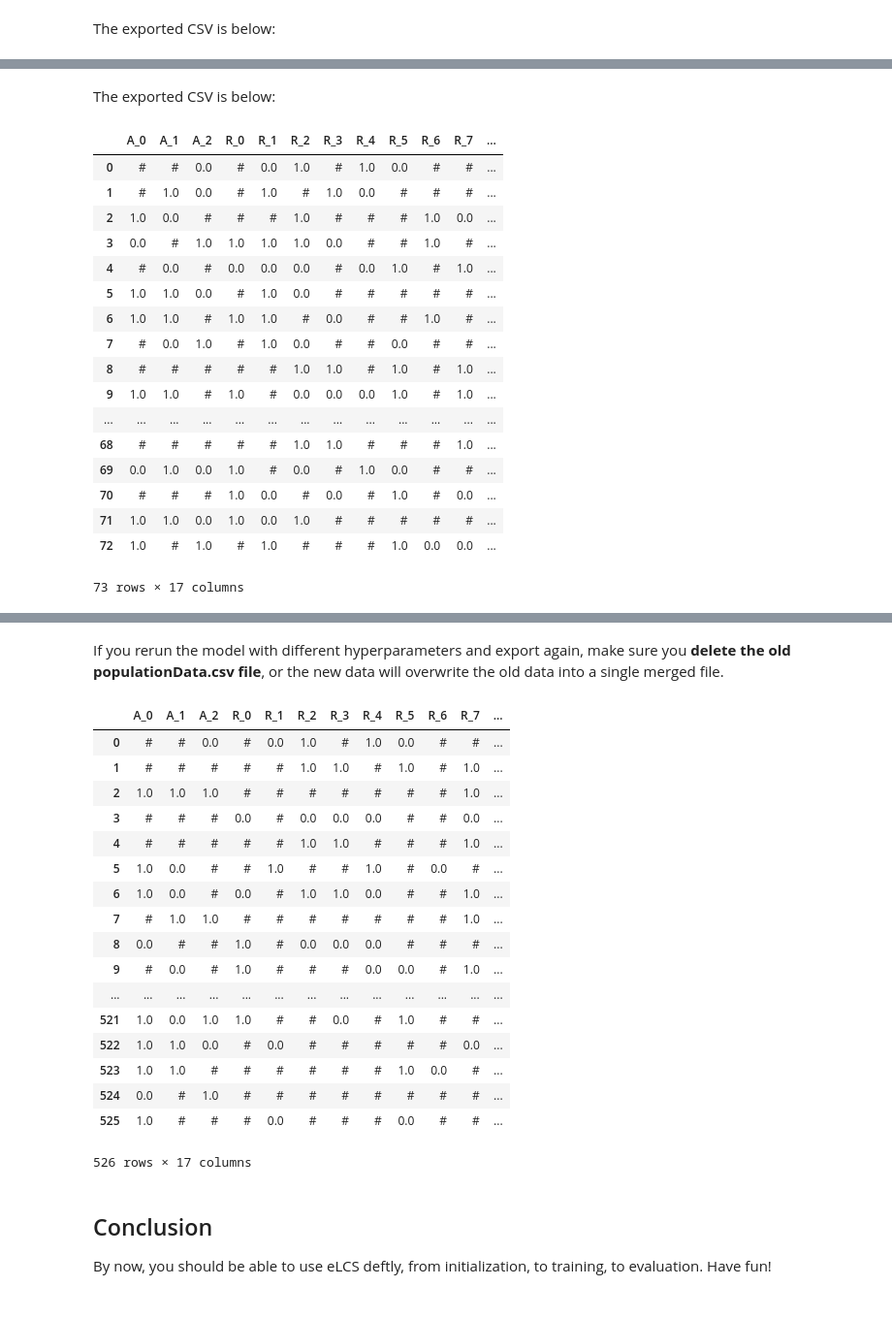
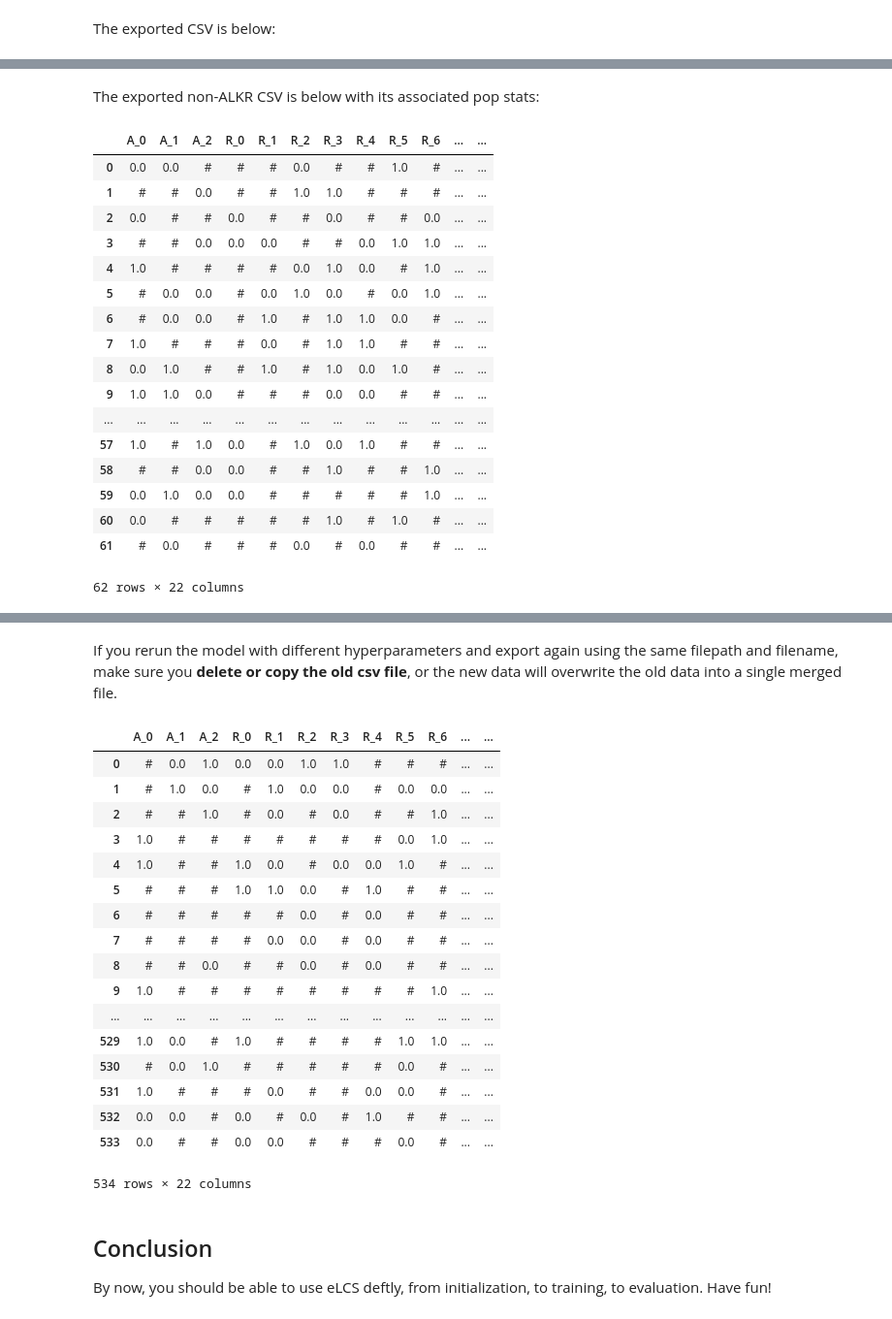
Before and after one commit to UrbsLab/scikit-eLCS, a Jupyter notebook: eLCS User Guide.ipynb, the cells around one changed output, grey strips where cells are left out. Shown at 97% size. Cells and saved outputs as stored; diff of their text form; code cells hidden in the pictures.

```diff
--- a/eLCS User Guide.ipynb
+++ b/eLCS User Guide.ipynb
@@ -713,24 +781,26 @@ trainedModel.exportRulePopulationAtIterationToCSV(99,headers,classLabel)
 # %% [markdown]
-The exported CSV is below:
+The exported non-ALKR CSV is below with its associated pop stats:
 # %%
-populationData = pd.read_csv("populationData.csv",skiprows=3)
+populationData = pd.read_csv("populationData.csv")
 display(populationData)
+popStatsData = pd.read_csv("popStats.csv")
+display(popStatsData)
 # %% [output]
-|  | A_0 | A_1 | A_2 | R_0 | R_1 | R_2 | R_3 | R_4 | R_5 | R_6 | R_7 | ... |
-| 0 | # | # | 0.0 | # | 0.0 | 1.0 | # | 1.0 | 0.0 | # | # | ... |
-| 1 | # | 1.0 | 0.0 | # | 1.0 | # | 1.0 | 0.0 | # | # | # | ... |
-| 2 | 1.0 | 0.0 | # | # | # | 1.0 | # | # | # | 1.0 | 0.0 | ... |
-| 3 | 0.0 | # | 1.0 | 1.0 | 1.0 | 1.0 | 0.0 | # | # | 1.0 | # | ... |
-| 4 | # | 0.0 | # | 0.0 | 0.0 | 0.0 | # | 0.0 | 1.0 | # | 1.0 | ... |
-| 5 | 1.0 | 1.0 | 0.0 | # | 1.0 | 0.0 | # | # | # | # | # | ... |
-| 6 | 1.0 | 1.0 | # | 1.0 | 1.0 | # | 0.0 | # | # | 1.0 | # | ... |
-| 7 | # | 0.0 | 1.0 | # | 1.0 | 0.0 | # | # | 0.0 | # | # | ... |
-| 8 | # | # | # | # | # | 1.0 | 1.0 | # | 1.0 | # | 1.0 | ... |
-| 9 | 1.0 | 1.0 | # | 1.0 | # | 0.0 | 0.0 | 0.0 | 1.0 | # | 1.0 | ... |
+|  | A_0 | A_1 | A_2 | R_0 | R_1 | R_2 | R_3 | R_4 | R_5 | R_6 | ... | ... |
+| 0 | 0.0 | 0.0 | # | # | # | 0.0 | # | # | 1.0 | # | ... | ... |
+| 1 | # | # | 0.0 | # | # | 1.0 | 1.0 | # | # | # | ... | ... |
+| 2 | 0.0 | # | # | 0.0 | # | # | 0.0 | # | # | 0.0 | ... | ... |
+| 3 | # | # | 0.0 | 0.0 | 0.0 | # | # | 0.0 | 1.0 | 1.0 | ... | ... |
+| 4 | 1.0 | # | # | # | # | 0.0 | 1.0 | 0.0 | # | 1.0 | ... | ... |
+| 5 | # | 0.0 | 0.0 | # | 0.0 | 1.0 | 0.0 | # | 0.0 | 1.0 | ... | ... |
+| 6 | # | 0.0 | 0.0 | # | 1.0 | # | 1.0 | 1.0 | 0.0 | # | ... | ... |
+| 7 | 1.0 | # | # | # | 0.0 | # | 1.0 | 1.0 | # | # | ... | ... |
+| 8 | 0.0 | 1.0 | # | # | 1.0 | # | 1.0 | 0.0 | 1.0 | # | ... | ... |
+| 9 | 1.0 | 1.0 | 0.0 | # | # | # | 0.0 | 0.0 | # | # | ... | ... |
 | ... | ... | ... | ... | ... | ... | ... | ... | ... | ... | ... | ... | ... |
-| 68 | # | # | # | # | # | 1.0 | 1.0 | # | # | # | 1.0 | ... |
-| 69 | 0.0 | 1.0 | 0.0 | 1.0 | # | 0.0 | # | 1.0 | 0.0 | # | # | ... |
-| 70 | # | # | # | 1.0 | 0.0 | # | 0.0 | # | 1.0 | # | 0.0 | ... |
-| 71 | 1.0 | 1.0 | 0.0 | 1.0 | 0.0 | 1.0 | # | # | # | # | # | ... |
-| 72 | 1.0 | # | 1.0 | # | 1.0 | # | # | # | 1.0 | 0.0 | 0.0 | ... |
+| 57 | 1.0 | # | 1.0 | 0.0 | # | 1.0 | 0.0 | 1.0 | # | # | ... | ... |
+| 58 | # | # | 0.0 | 0.0 | # | # | 1.0 | # | # | 1.0 | ... | ... |
+| 59 | 0.0 | 1.0 | 0.0 | 0.0 | # | # | # | # | # | 1.0 | ... | ... |
+| 60 | 0.0 | # | # | # | # | # | 1.0 | # | 1.0 | # | ... | ... |
+| 61 | # | 0.0 | # | # | # | 0.0 | # | 0.0 | # | # | ... | ... |
-73 rows × 17 columns
+62 rows × 22 columns
@@ -737,29 +810,29 @@ display(populationData)
 # %% [markdown]
-If you rerun the model with different hyperparameters and export again, make sure you **delete the old populationData.csv file**, or the new data will overwrite the old data into a single merged file.
+If you rerun the model with different hyperparameters and export again using the same filepath and filename, make sure you **delete or copy the old csv file**, or the new data will overwrite the old data into a single merged file.
 # %%
 trainedModel.exportFinalRulePopulationToCSV(headers,classLabel)
 
-populationData2 = pd.read_csv("populationData.csv",skiprows=3)
+populationData2 = pd.read_csv("populationData.csv")
 display(populationData2)
 # %% [output]
-|  | A_0 | A_1 | A_2 | R_0 | R_1 | R_2 | R_3 | R_4 | R_5 | R_6 | R_7 | ... |
-| 0 | # | # | 0.0 | # | 0.0 | 1.0 | # | 1.0 | 0.0 | # | # | ... |
-| 1 | # | # | # | # | # | 1.0 | 1.0 | # | 1.0 | # | 1.0 | ... |
-| 2 | 1.0 | 1.0 | 1.0 | # | # | # | # | # | # | # | 1.0 | ... |
-| 3 | # | # | # | 0.0 | # | 0.0 | 0.0 | 0.0 | # | # | 0.0 | ... |
-| 4 | # | # | # | # | # | 1.0 | 1.0 | # | # | # | 1.0 | ... |
-| 5 | 1.0 | 0.0 | # | # | 1.0 | # | # | 1.0 | # | 0.0 | # | ... |
-| 6 | 1.0 | 0.0 | # | 0.0 | # | 1.0 | 1.0 | 0.0 | # | # | 1.0 | ... |
-| 7 | # | 1.0 | 1.0 | # | # | # | # | # | # | # | 1.0 | ... |
-| 8 | 0.0 | # | # | 1.0 | # | 0.0 | 0.0 | 0.0 | # | # | # | ... |
-| 9 | # | 0.0 | # | 1.0 | # | # | # | 0.0 | 0.0 | # | 1.0 | ... |
+|  | A_0 | A_1 | A_2 | R_0 | R_1 | R_2 | R_3 | R_4 | R_5 | R_6 | ... | ... |
+| 0 | # | 0.0 | 1.0 | 0.0 | 0.0 | 1.0 | 1.0 | # | # | # | ... | ... |
+| 1 | # | 1.0 | 0.0 | # | 1.0 | 0.0 | 0.0 | # | 0.0 | 0.0 | ... | ... |
+| 2 | # | # | 1.0 | # | 0.0 | # | 0.0 | # | # | 1.0 | ... | ... |
+| 3 | 1.0 | # | # | # | # | # | # | # | 0.0 | 1.0 | ... | ... |
+| 4 | 1.0 | # | # | 1.0 | 0.0 | # | 0.0 | 0.0 | 1.0 | # | ... | ... |
+| 5 | # | # | # | 1.0 | 1.0 | 0.0 | # | 1.0 | # | # | ... | ... |
+| 6 | # | # | # | # | # | 0.0 | # | 0.0 | # | # | ... | ... |
+| 7 | # | # | # | # | 0.0 | 0.0 | # | 0.0 | # | # | ... | ... |
+| 8 | # | # | 0.0 | # | # | 0.0 | # | 0.0 | # | # | ... | ... |
+| 9 | 1.0 | # | # | # | # | # | # | # | # | 1.0 | ... | ... |
 | ... | ... | ... | ... | ... | ... | ... | ... | ... | ... | ... | ... | ... |
-| 521 | 1.0 | 0.0 | 1.0 | 1.0 | # | # | 0.0 | # | 1.0 | # | # | ... |
-| 522 | 1.0 | 1.0 | 0.0 | # | 0.0 | # | # | # | # | # | 0.0 | ... |
-| 523 | 1.0 | 1.0 | # | # | # | # | # | # | 1.0 | 0.0 | # | ... |
-| 524 | 0.0 | # | 1.0 | # | # | # | # | # | # | # | # | ... |
-| 525 | 1.0 | # | # | # | 0.0 | # | # | # | 0.0 | # | # | ... |
+| 529 | 1.0 | 0.0 | # | 1.0 | # | # | # | # | 1.0 | 1.0 | ... | ... |
+| 530 | # | 0.0 | 1.0 | # | # | # | # | # | 0.0 | # | ... | ... |
+| 531 | 1.0 | # | # | # | 0.0 | # | # | 0.0 | 0.0 | # | ... | ... |
+| 532 | 0.0 | 0.0 | # | 0.0 | # | 0.0 | # | 1.0 | # | # | ... | ... |
+| 533 | 0.0 | # | # | 0.0 | 0.0 | # | # | # | 0.0 | # | ... | ... |
-526 rows × 17 columns
+534 rows × 22 columns
 # %% [markdown]
 ## Conclusion
 
```
Also changed, not shown: parts of 29 cells of this notebook, 11 other files.
